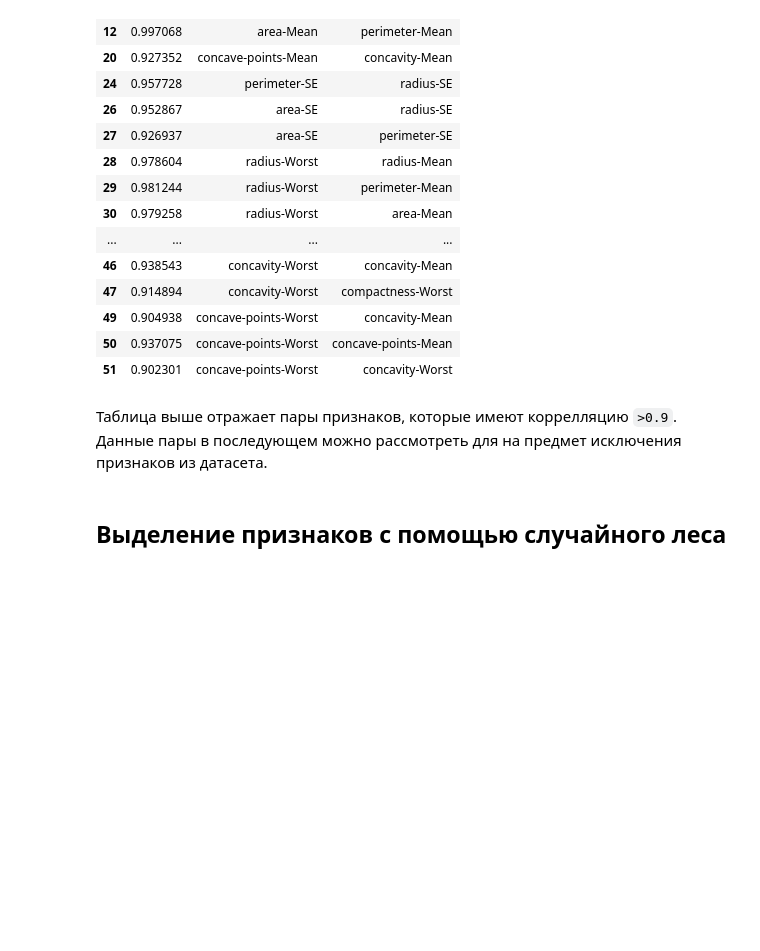
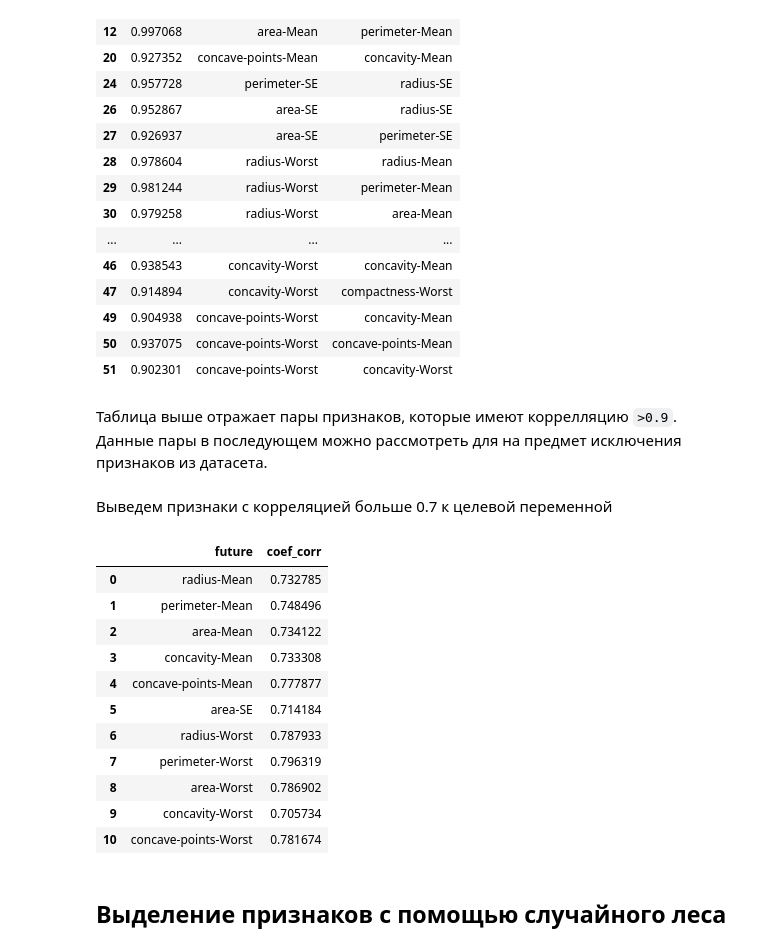
Before and after one commit to sergaph/OTUS-ML, a Jupyter notebook: 3_Exploratory_Data_Analysis_and_Preprocessing/3_Exploratory_Data_Analysis_and_Preprocessing_Homework.ipynb, the cells around one changed output. Saved outputs shown, nothing was run; the diff lists cells and outputs as text; code cells hidden in the pictures; blank space fills up the shorter version.

```diff
--- a/3_Exploratory_Data_Analysis_and_Preprocessing/3_Exploratory_Data_Analysis_and_Preprocessing_Homework.ipynb
+++ b/3_Exploratory_Data_Analysis_and_Preprocessing/3_Exploratory_Data_Analysis_and_Preprocessing_Homework.ipynb
@@ -307,6 +345,23 @@ df_tmp[df_tmp.duplicated(subset='Corr')]
 | 51 | 0.902301 | concave-points-Worst | concavity-Worst |
 # %% [markdown]
 Таблица выше отражает пары признаков, которые имеют коррелляцию `>0.9`. Данные пары в последующем можно рассмотреть для на предмет исключения признаков из датасета.
+# %% [markdown]
+Выведем признаки с корреляцией больше 0.7 к целевой переменной
+# %%
+df_result_corr
+# %% [output]
+|  | future | coef_corr |
+| 0 | radius-Mean | 0.732785 |
+| 1 | perimeter-Mean | 0.748496 |
+| 2 | area-Mean | 0.734122 |
+| 3 | concavity-Mean | 0.733308 |
+| 4 | concave-points-Mean | 0.777877 |
+| 5 | area-SE | 0.714184 |
+| 6 | radius-Worst | 0.787933 |
+| 7 | perimeter-Worst | 0.796319 |
+| 8 | area-Worst | 0.786902 |
+| 9 | concavity-Worst | 0.705734 |
+| 10 | concave-points-Worst | 0.781674 |
 # %% [markdown]
 ## Выделение признаков с помощью случайного леса
 # %%
```
Also changed, not shown: parts of 11 cells of this notebook, 3 other files.
